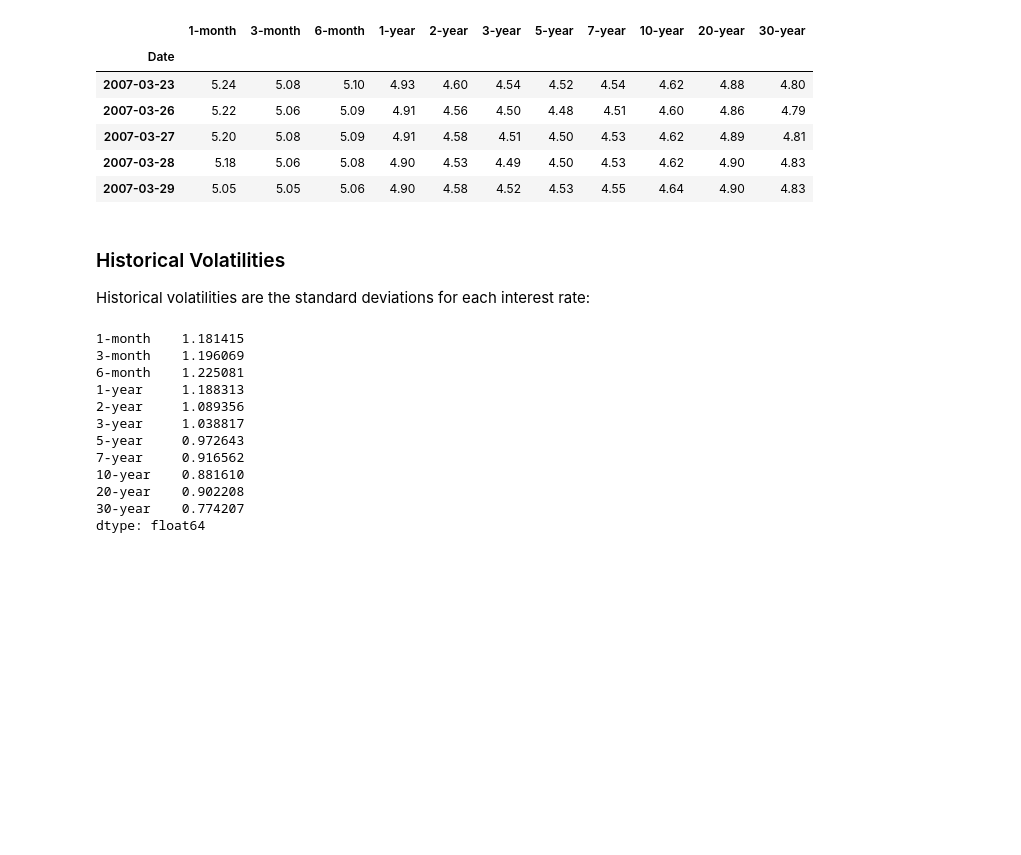
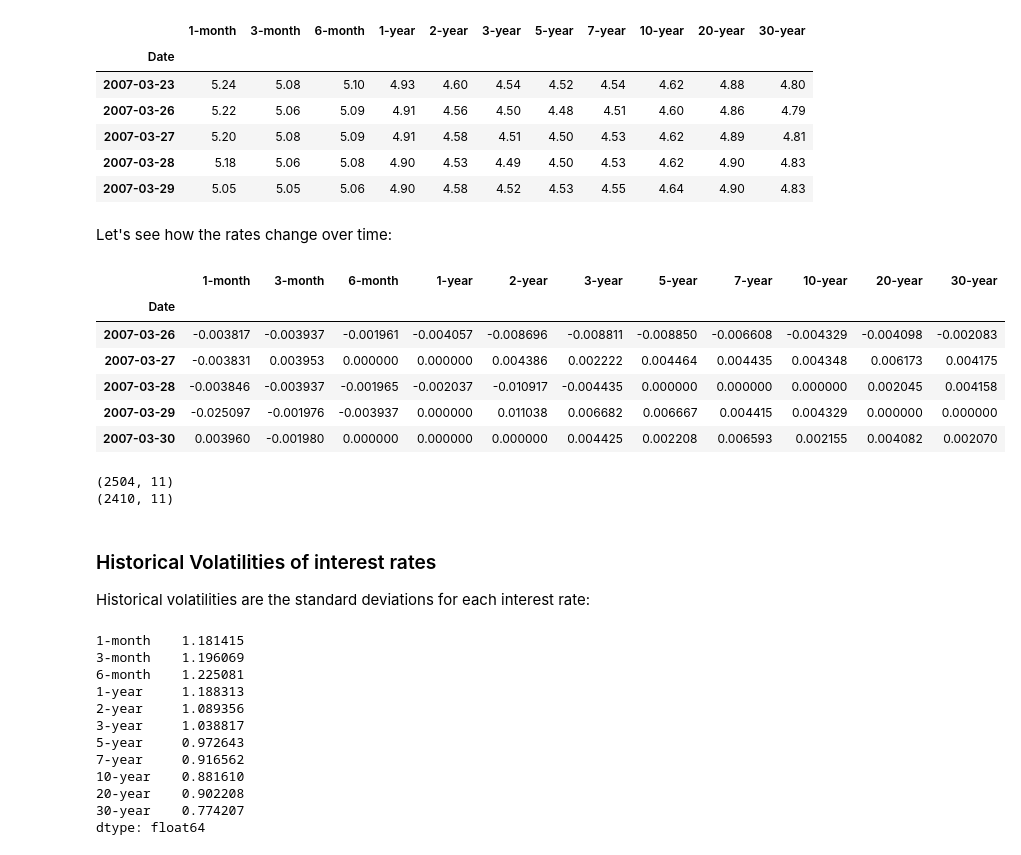
Before and after one commit to canelbiryol/Risk_Portfolio_Management, a Jupyter notebook: Homework2/Homework2.ipynb, the cells around one changed output. Drawn from its saved outputs; the diff is of its cells as text; code cells hidden in the pictures; blank space fills up the shorter version.

```diff
--- a/Homework2/Homework2.ipynb
+++ b/Homework2/Homework2.ipynb
@@ -353,8 +279,31 @@ df.head()
 | 2007-03-27 | 5.20 | 5.08 | 5.09 | 4.91 | 4.58 | 4.51 | 4.50 | 4.53 | 4.62 | 4.89 | 4.81 |
 | 2007-03-28 | 5.18 | 5.06 | 5.08 | 4.90 | 4.53 | 4.49 | 4.50 | 4.53 | 4.62 | 4.90 | 4.83 |
 | 2007-03-29 | 5.05 | 5.05 | 5.06 | 4.90 | 4.58 | 4.52 | 4.53 | 4.55 | 4.64 | 4.90 | 4.83 |
+# %% [markdown]
+Let's see how the rates change over time:
+# %%
+df_change = df.pct_change()[1:]
+# Remove inf and NaN values in the dataframe
+df_change = df_change.replace([np.inf, -np.inf], np.nan)
+df_change = df_change.dropna(axis=0,how='any')
+# To see how the returns looks like
+df_change.head()
+# %% [output]
+|  | 1-month | 3-month | 6-month | 1-year | 2-year | 3-year | 5-year | 7-year | 10-year | 20-year | 30-year |
+| Date |  |  |  |  |  |  |  |  |  |  |  |
+| 2007-03-26 | -0.003817 | -0.003937 | -0.001961 | -0.004057 | -0.008696 | -0.008811 | -0.008850 | -0.006608 | -0.004329 | -0.004098 | -0.002083 |
+| 2007-03-27 | -0.003831 | 0.003953 | 0.000000 | 0.000000 | 0.004386 | 0.002222 | 0.004464 | 0.004435 | 0.004348 | 0.006173 | 0.004175 |
+| 2007-03-28 | -0.003846 | -0.003937 | -0.001965 | -0.002037 | -0.010917 | -0.004435 | 0.000000 | 0.000000 | 0.000000 | 0.002045 | 0.004158 |
+| 2007-03-29 | -0.025097 | -0.001976 | -0.003937 | 0.000000 | 0.011038 | 0.006682 | 0.006667 | 0.004415 | 0.004329 | 0.000000 | 0.000000 |
+| 2007-03-30 | 0.003960 | -0.001980 | 0.000000 | 0.000000 | 0.000000 | 0.004425 | 0.002208 | 0.006593 | 0.002155 | 0.004082 | 0.002070 |
+# %%
+print df.shape
+print df_change.shape
+# %% [output]
+(2504, 11)
+(2410, 11)
 # %% [markdown]
-### Historical Volatilities ###
+### Historical Volatilities of interest rates ###
 
 Historical volatilities are the standard deviations for each interest rate:
 # %%
```
Also changed, not shown: parts of 27 cells of this notebook.
